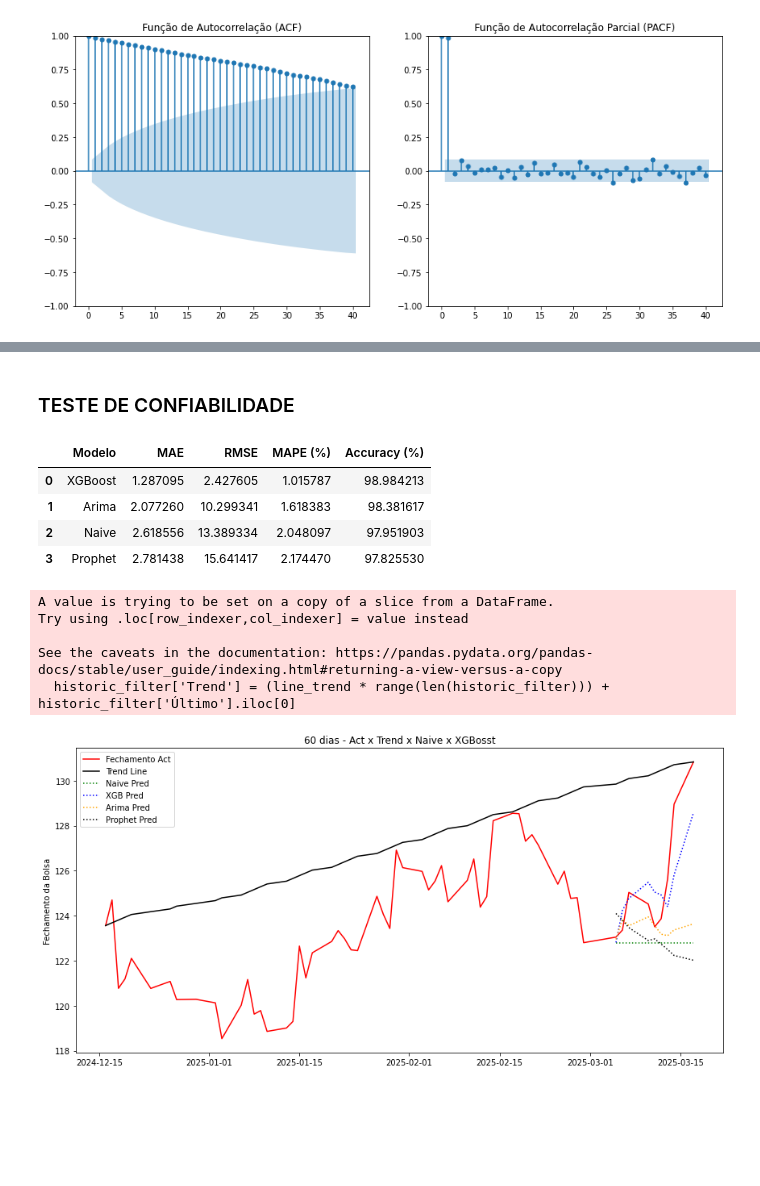
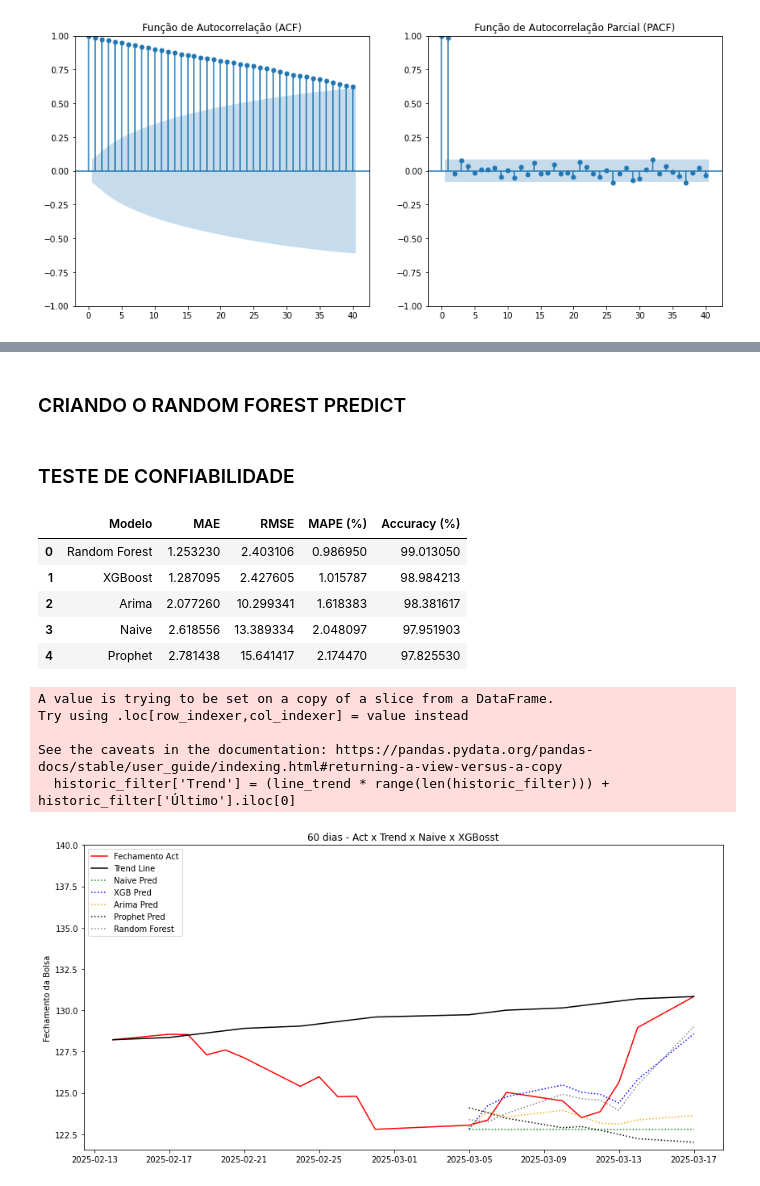
Before and after one commit to luishrufino/previsao_ibovespa, a Jupyter notebook: Machine Code.ipynb, the cells around one changed output, grey strips where cells are left out. Cells and saved outputs as stored; diff of their text form; code cells hidden in the pictures; blank space fills up the shorter version.

Commit message:
Add Random Forest

```diff
--- a/Machine Code.ipynb
+++ b/Machine Code.ipynb
@@ -347,4 +347,26 @@ prophet_pred_df = prophet_pred_series.astype('float64')
 [figure]
+# %% [markdown]
+### CRIANDO O RANDOM FOREST PREDICT
+# %%
+from sklearn.ensemble import RandomForestRegressor
+
+# Remover nulos após defasagens
+df_train_rf = df_train.dropna()
+X_train_rf = df_train_rf[predictors]
+y_train_rf = df_train_rf['Último']
+
+df_test_rf = df_test.dropna()
+X_test_rf = df_test_rf[predictors]
+y_test_rf = df_test_rf['Último'].loc[X_test_rf.index]
+
+# Modelo
+rf_model = RandomForestRegressor(n_estimators=100)
+rf_model.fit(X_train_rf, y_train_rf)
+rf_pred = rf_model.predict(X_test_rf)
+
+
+rf_pred_series = pd.Series(rf_pred, index=df_test.index, name='pred')
+rf_pred_df = rf_pred_series.astype('float64')
 # %% [markdown]
 ### TESTE DE CONFIABILIDADE
 # %%
@@ -365,16 +387,19 @@ mae_prophet = mean_absolute_error(df_test['Último'], prophet_pred.loc[df_test.i
 rmse_prophet = mean_squared_error(df_test['Último'], prophet_pred.loc[df_test.index]['yhat'])
 mape_prophet = 100 * mean_absolute_percentage_error(df_test['Último'], prophet_pred.loc[df_test.index]['yhat'])
 
+mae_rf = mean_absolute_error(df_test['Último'], rf_pred)
+rmse_rf = mean_squared_error(df_test['Último'], rf_pred)
+mape_rf = 100 * mean_absolute_percentage_error(df_test['Último'], rf_pred)
 
 
 resultados = pd.DataFrame(
     {
-        "Modelo": ["XGBoost", "Naive", "Arima", "Prophet"],
-        "MAE": [mae_xgb, mae_naive, mae_arima, mae_prophet],
-        "RMSE": [rmse_xgb, rmse_naive, rmse_arima, rmse_prophet],
-        "MAPE (%)": [mape_xgb, mape_naive, mape_arima, mape_prophet],
+        "Modelo": ["XGBoost", "Naive", "Arima", "Prophet", "Random Forest"],
+        "MAE": [mae_xgb, mae_naive, mae_arima, mae_prophet, mae_rf],
+        "RMSE": [rmse_xgb, rmse_naive, rmse_arima, rmse_prophet, rmse_rf],
+        "MAPE (%)": [mape_xgb, mape_naive, mape_arima, mape_prophet, mape_rf],
         "Accuracy (%)": [
-            100 - mape for mape in [mape_xgb, mape_naive, mape_arima, mape_prophet]
+            100 - mape for mape in [mape_xgb, mape_naive, mape_arima, mape_prophet, mape_rf]
         ],
     }
 ).sort_values("MAPE (%)").reset_index(drop=True)
@@ -382,17 +407,18 @@ resultados = pd.DataFrame(
 resultados
 # %% [output]
 |  | Modelo | MAE | RMSE | MAPE (%) | Accuracy (%) |
-| 0 | XGBoost | 1.287095 | 2.427605 | 1.015787 | 98.984213 |
-| 1 | Arima | 2.077260 | 10.299341 | 1.618383 | 98.381617 |
-| 2 | Naive | 2.618556 | 13.389334 | 2.048097 | 97.951903 |
-| 3 | Prophet | 2.781438 | 15.641417 | 2.174470 | 97.825530 |
+| 0 | Random Forest | 1.253230 | 2.403106 | 0.986950 | 99.013050 |
+| 1 | XGBoost | 1.287095 | 2.427605 | 1.015787 | 98.984213 |
+| 2 | Arima | 2.077260 | 10.299341 | 1.618383 | 98.381617 |
+| 3 | Naive | 2.618556 | 13.389334 | 2.048097 | 97.951903 |
+| 4 | Prophet | 2.781438 | 15.641417 | 2.174470 | 97.825530 |
 # %%
-historic_filter = historic_df.tail(60)
+historic_filter = historic_df.tail(20)
 delta_date = historic_filter['Último'].iloc[-1] - historic_filter['Último'].iloc[0]
 line_trend = delta_date/(len(historic_filter)-1)
 historic_filter['Trend'] = (line_trend * range(len(historic_filter))) + historic_filter['Último'].iloc[0]
 
-naive_filter = naive_pred.tail(60)
+naive_filter = naive_pred.tail(20)
 
 
 fig, ax = plt.subplots(figsize=(12,6))
@@ -407,32 +433,37 @@ line3, = ax.plot(historic_filter.index, historic_filter['Trend'],
 # Previsão Naive
 line4, = ax.plot(df_test.index, naive_filter.loc[df_test.index], color='green', linestyle=':', linewidth=1.5, label='Naive Pred')
 
 # Previsão XGBoost
 line5, = ax.plot(df_test.index, xgb_pred_df.loc[df_test.index], color='blue', linestyle=':', linewidth=1.5, label='XGB Pred')
 
 # Previsão Arima
 line6, = ax.plot(df_test.index, arima_pred_df.loc[df_test.index], color='orange', linestyle=':', linewidth=1.5, label='Arima Pred')
 
 # Previsão Prophet
 line7, = ax.plot(df_test.index, prophet_pred_df.loc[df_test.index], color='black', linestyle=':', linewidth=1.5, label='Prophet Pred')
 
+# Previsão Prophet
+line8, = ax.plot(df_test.index, rf_pred_df.loc[df_test.index], color='gray', linestyle=':', linewidth=1.5, label='Random Forest')
+
 ax.set_ylabel('Fechamento da Bolsa')
 ax.tick_params(axis='y')
 
 # Título e legenda
-lines = [line2, line3, line4, line5, line6, line7]  # A lista de objetos de linha
+lines = [line2, line3, line4, line5, line6, line7, line8]  # A lista de objetos de linha
 # Usando get_label() corretamente
 labels = [line.get_label() for line in lines]
 ax.legend(lines, labels, loc='upper left')
+ax.set_ylim(top=140)
+
 
 plt.title('60 dias - Act x Trend x Naive x XGBosst')
 fig.tight_layout()
 
 plt.show()
 # %% [output]
 A value is trying to be set on a copy of a slice from a DataFrame.
 Try using .loc[row_indexer,col_indexer] = value instead
 
 See the caveats in the documentation: https://pandas.pydata.org/pandas-docs/stable/user_guide/indexing.html#returning-a-view-versus-a-copy
   historic_filter['Trend'] = (line_trend * range(len(historic_filter))) + historic_filter['Último'].iloc[0]
-[figure, old version]
+[figure, new version]
```
Also changed, not shown: parts of 8 cells of this notebook.
